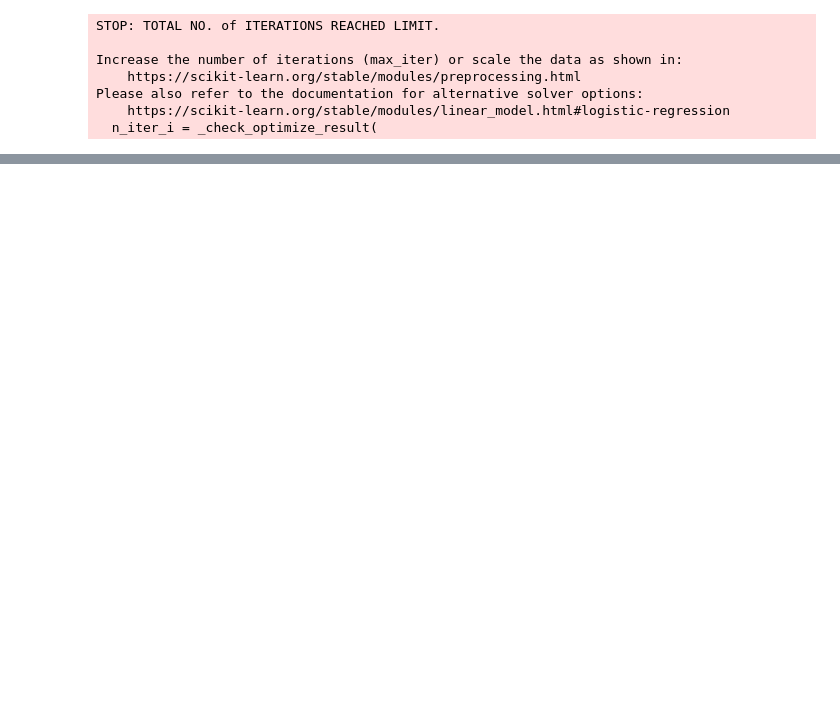
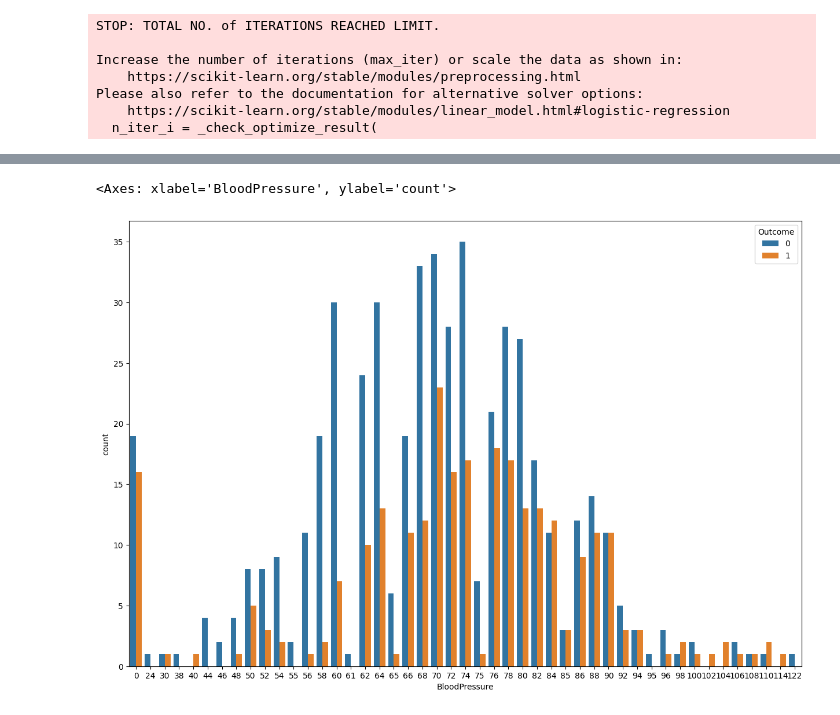
Before and after one commit to adminx95/cl1, a Jupyter notebook: diabetes.ipynb, the cells around one changed output, grey strips where cells are left out. Saved outputs shown, nothing was run; the diff lists cells and outputs as text; code cells hidden in the pictures; blank space fills up the shorter version.

```diff
--- a/diabetes.ipynb
+++ b/diabetes.ipynb
@@ -138,0 +140,6 @@ AttributeError: 'Series' object has no attribute 'value_couunts'
+# %%
+fig, axes = plt.subplots(figsize=(15,10))
+sns.countplot(x='BloodPressure', data=data, hue='Outcome',ax=axes)
+# %% [output]
+<Axes: xlabel='BloodPressure', ylabel='count'>
+[figure, added]
```
Also changed, not shown: parts of 4 cells of this notebook.
